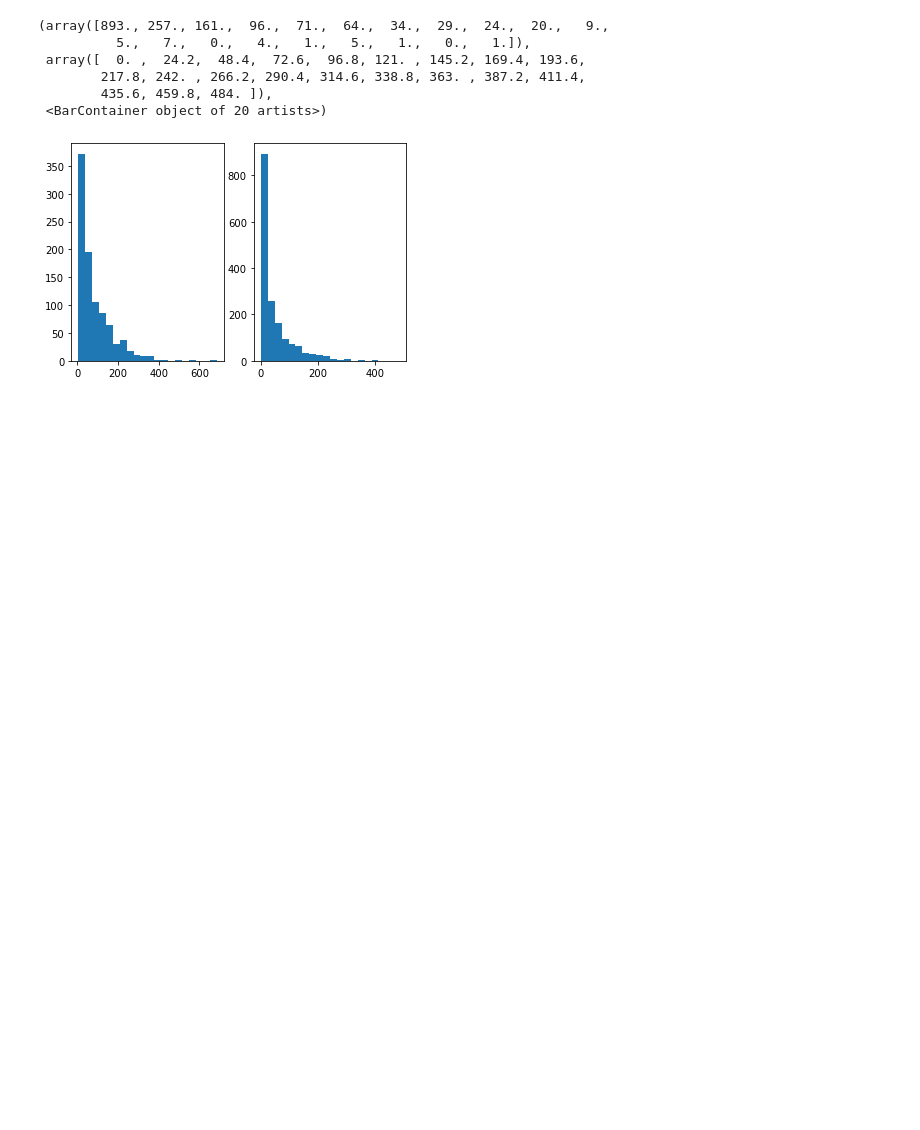
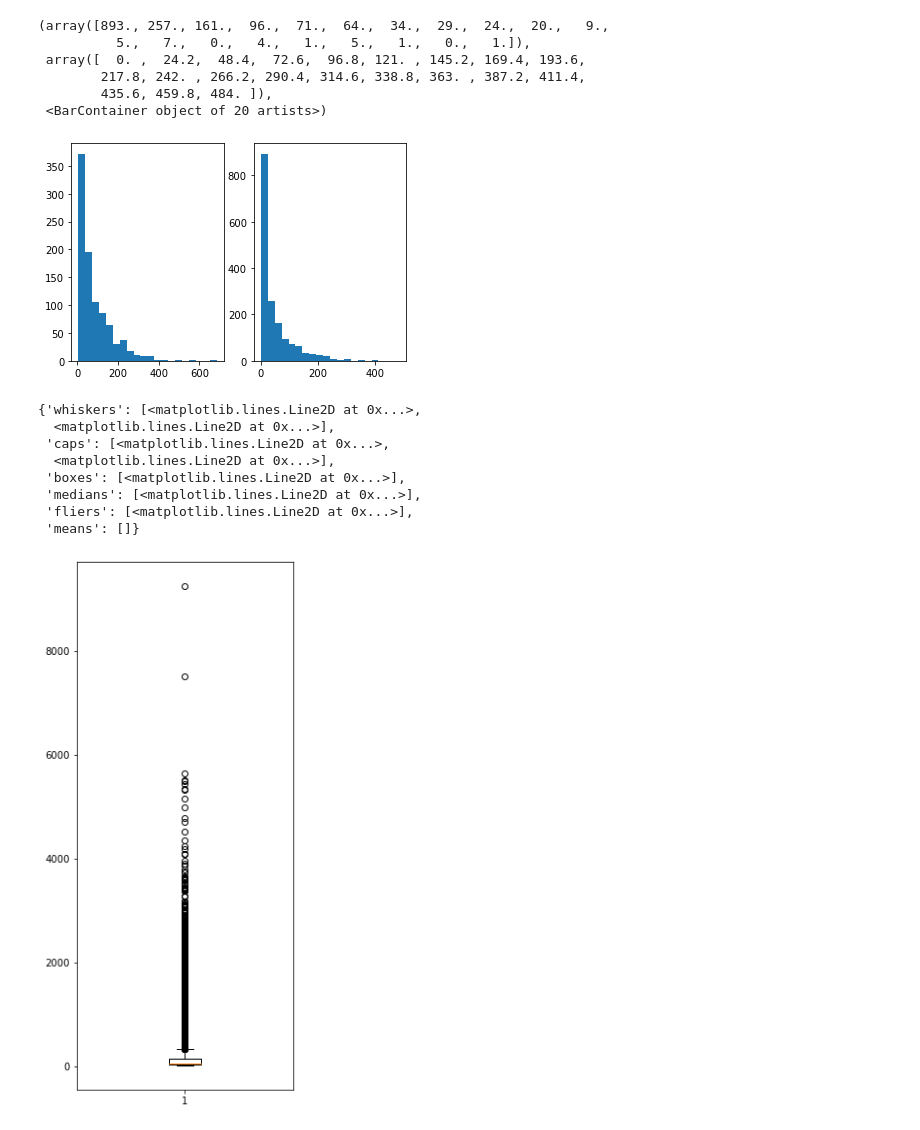
Before and after one commit to jaws-w/Recommender-Systems, a Jupyter notebook: data_analysis.ipynb, the cells around one changed output. Cells and saved outputs as stored; diff of their text form; code cells hidden in the pictures; blank space fills up the shorter version.

```diff
--- a/data_analysis.ipynb
+++ b/data_analysis.ipynb
@@ -57,3 +57,28 @@ ax2[1].hist([len(rated_users[item]) for item in range(ITEMS)], 20)
         435.6, 459.8, 484. ]),
  <BarContainer object of 20 artists>)
 [figure]
+# %%
+ITEMS = 131262
+USERS = 138493
+# %%
+from scipy import sparse
+
+data_20m = sparse.load_npz("data_20m.npz")
+# %%
+def rated_items(user):
+    return set(data_20m[user].nonzero()[1])
+# %%
+
+fig2, ax2 = plt.subplots(figsize=(4,10))
+ax2.boxplot([len(rated_items(user)) for user in range(USERS)])
+#ax2[1].hist([len(rated_users[item]) for item in range(ITEMS)], 20)
+# %% [output]
+{'whiskers': [<matplotlib.lines.Line2D at 0x...>,
+  <matplotlib.lines.Line2D at 0x...>],
+ 'caps': [<matplotlib.lines.Line2D at 0x...>,
+  <matplotlib.lines.Line2D at 0x...>],
+ 'boxes': [<matplotlib.lines.Line2D at 0x...>],
+ 'medians': [<matplotlib.lines.Line2D at 0x...>],
+ 'fliers': [<matplotlib.lines.Line2D at 0x...>],
+ 'means': []}
+[figure, added]
```
Also changed, not shown: parts of 1 cell of this notebook, 7 other files.
